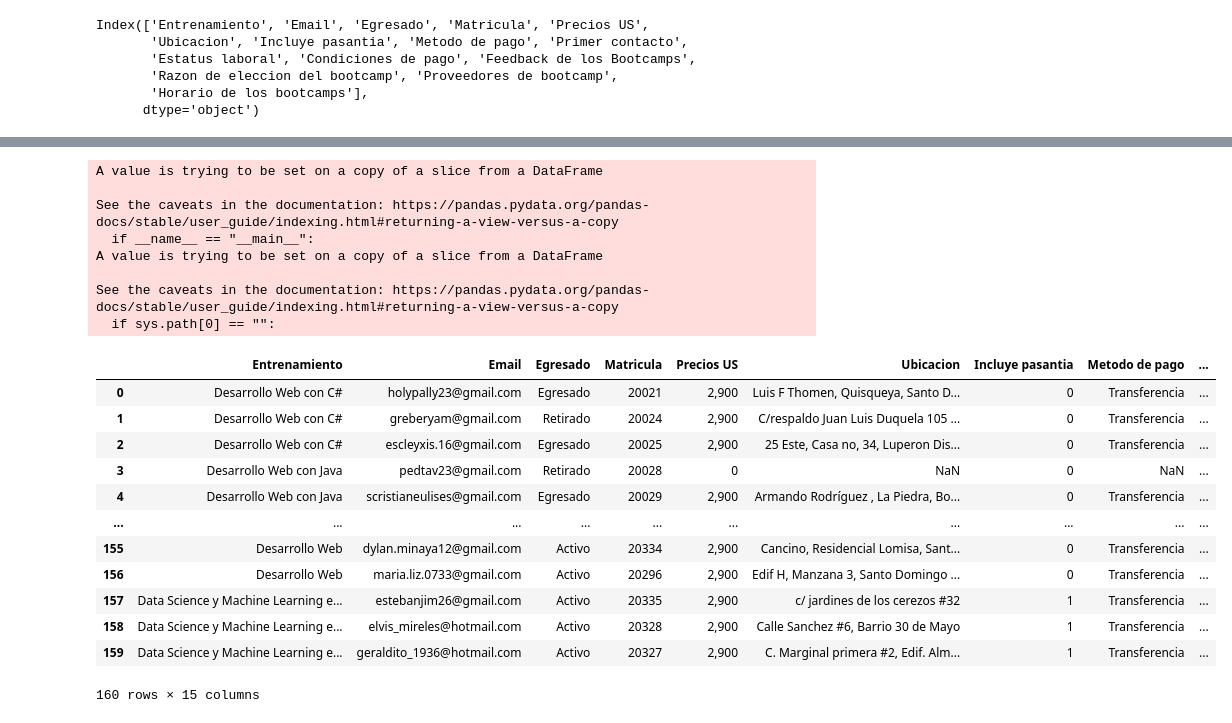
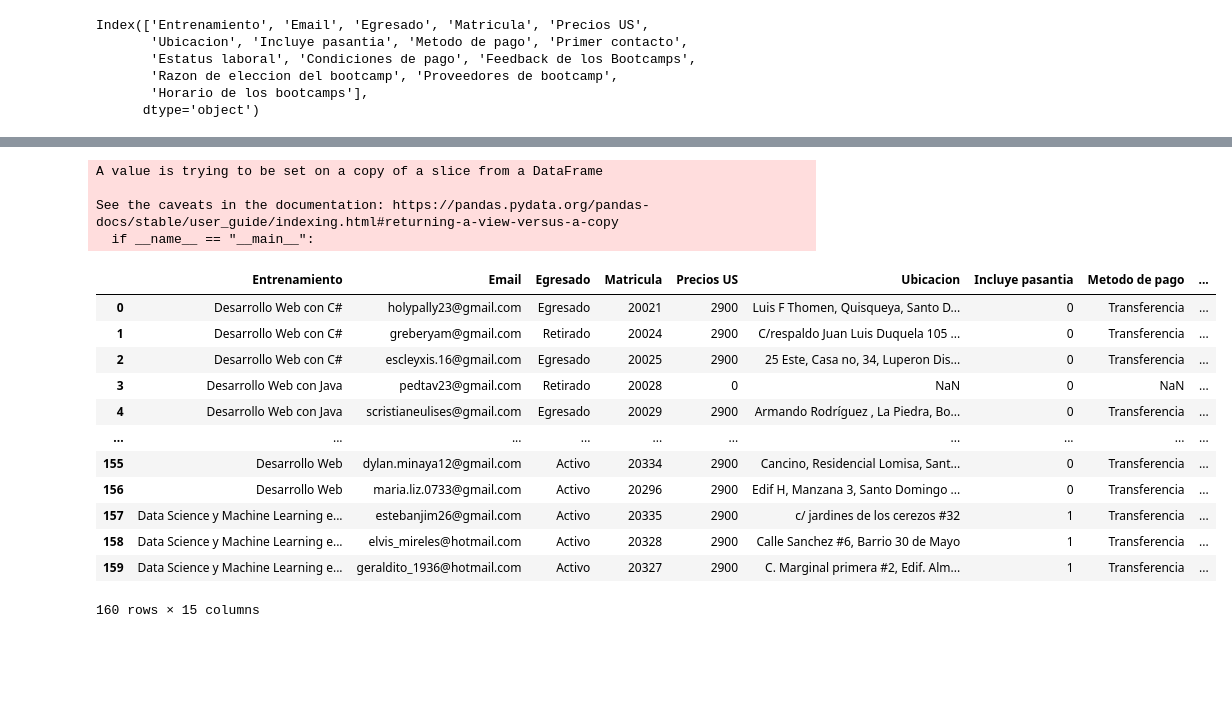
Before and after one commit to jeedorsa/DaVinciBrain, a Jupyter notebook: Preprocesamientos.ipynb, the cells around one changed output, grey strips where cells are left out. Drawn from its saved outputs; the diff is of its cells as text; code cells hidden in the pictures; blank space fills up the shorter version.

```diff
--- a/Preprocesamientos.ipynb
+++ b/Preprocesamientos.ipynb
@@ -85,41 +54,38 @@ See the caveats in the documentation: https://pandas.pydata.org/pandas-docs/stab
 dictionary = {"NO":0,"no":0,"No":0,"N":0, "Si":1, np.NaN:0, "?":0}
 
 df_1['Incluye pasantia'] = df_1['Incluye pasantia'].replace(dictionary)
+df_1['Incluye pasantia'] = df_1['Incluye pasantia'] .astype(int)
 # %%
 # Replace data - column Precios
 
 def limpiezaDeDatos(dataset,key,value):
 
     for i in range(0,len(dataset)):
 
         if type(dataset['Precios US'][i]) != float:
 
          dataset['Precios US'][i] = dataset['Precios US'][i].replace(key,value).strip()[0:5]
         else:
             num = str(dataset['Precios US'][i])
             dataset['Precios US'][i] = num.replace('nan','0')
     return dataset
 
-limpiezaDeDatos(df_1,'USD $','')
+limpiezaDeDatos(df_1,'.','')
 # %% [output]
 A value is trying to be set on a copy of a slice from a DataFrame
 
 See the caveats in the documentation: https://pandas.pydata.org/pandas-docs/stable/user_guide/indexing.html#returning-a-view-versus-a-copy
   if __name__ == "__main__":
-A value is trying to be set on a copy of a slice from a DataFrame
-
-See the caveats in the documentation: https://pandas.pydata.org/pandas-docs/stable/user_guide/indexing.html#returning-a-view-versus-a-copy
-  if sys.path[0] == "":
 |  | Entrenamiento | Email | Egresado | Matricula | Precios US | Ubicacion | Incluye pasantia | Metodo de pago | ... |
-| 0 | Desarrollo Web con C# | holypally23@gmail.com | Egresado | 20021 | 2,900 | Luis F Thomen, Quisqueya, Santo D... | 0 | Transferencia | ... |
-| 1 | Desarrollo Web con C# | greberyam@gmail.com | Retirado | 20024 | 2,900 | C/respaldo Juan Luis Duquela 105 ... | 0 | Transferencia | ... |
-| 2 | Desarrollo Web con C# | escleyxis.16@gmail.com | Egresado | 20025 | 2,900 | 25 Este, Casa no, 34, Luperon Dis... | 0 | Transferencia | ... |
+| 0 | Desarrollo Web con C# | holypally23@gmail.com | Egresado | 20021 | 2900 | Luis F Thomen, Quisqueya, Santo D... | 0 | Transferencia | ... |
+| 1 | Desarrollo Web con C# | greberyam@gmail.com | Retirado | 20024 | 2900 | C/respaldo Juan Luis Duquela 105 ... | 0 | Transferencia | ... |
+| 2 | Desarrollo Web con C# | escleyxis.16@gmail.com | Egresado | 20025 | 2900 | 25 Este, Casa no, 34, Luperon Dis... | 0 | Transferencia | ... |
 | 3 | Desarrollo Web con Java | pedtav23@gmail.com | Retirado | 20028 | 0 | NaN | 0 | NaN | ... |
-| 4 | Desarrollo Web con Java | scristianeulises@gmail.com | Egresado | 20029 | 2,900 | Armando Rodríguez , La Piedra, Bo... | 0 | Transferencia | ... |
+| 4 | Desarrollo Web con Java | scristianeulises@gmail.com | Egresado | 20029 | 2900 | Armando Rodríguez , La Piedra, Bo... | 0 | Transferencia | ... |
 | ... | ... | ... | ... | ... | ... | ... | ... | ... | ... |
-| 155 | Desarrollo Web | dylan.minaya12@gmail.com | Activo | 20334 | 2,900 | Cancino, Residencial Lomisa, Sant... | 0 | Transferencia | ... |
-| 156 | Desarrollo Web | maria.liz.0733@gmail.com | Activo | 20296 | 2,900 | Edif H, Manzana 3, Santo Domingo ... | 0 | Transferencia | ... |
-| 157 | Data Science y Machine Learning e... | estebanjim26@gmail.com | Activo | 20335 | 2,900 | c/ jardines de los cerezos #32 | 1 | Transferencia | ... |
-| 158 | Data Science y Machine Learning e... | elvis_mireles@hotmail.com | Activo | 20328 | 2,900 | Calle Sanchez #6, Barrio 30 de Mayo | 1 | Transferencia | ... |
-| 159 | Data Science y Machine Learning e... | geraldito_1936@hotmail.com | Activo | 20327 | 2,900 | C. Marginal primera #2, Edif. Alm... | 1 | Transferencia | ... |
+| 155 | Desarrollo Web | dylan.minaya12@gmail.com | Activo | 20334 | 2900 | Cancino, Residencial Lomisa, Sant... | 0 | Transferencia | ... |
+| 156 | Desarrollo Web | maria.liz.0733@gmail.com | Activo | 20296 | 2900 | Edif H, Manzana 3, Santo Domingo ... | 0 | Transferencia | ... |
+| 157 | Data Science y Machine Learning e... | estebanjim26@gmail.com | Activo | 20335 | 2900 | c/ jardines de los cerezos #32 | 1 | Transferencia | ... |
+| 158 | Data Science y Machine Learning e... | elvis_mireles@hotmail.com | Activo | 20328 | 2900 | Calle Sanchez #6, Barrio 30 de Mayo | 1 | Transferencia | ... |
+| 159 | Data Science y Machine Learning e... | geraldito_1936@hotmail.com | Activo | 20327 | 2900 | C. Marginal primera #2, Edif. Alm... | 1 | Transferencia | ... |
 160 rows × 15 columns
```
Also changed, not shown: parts of 15 cells of this notebook.
